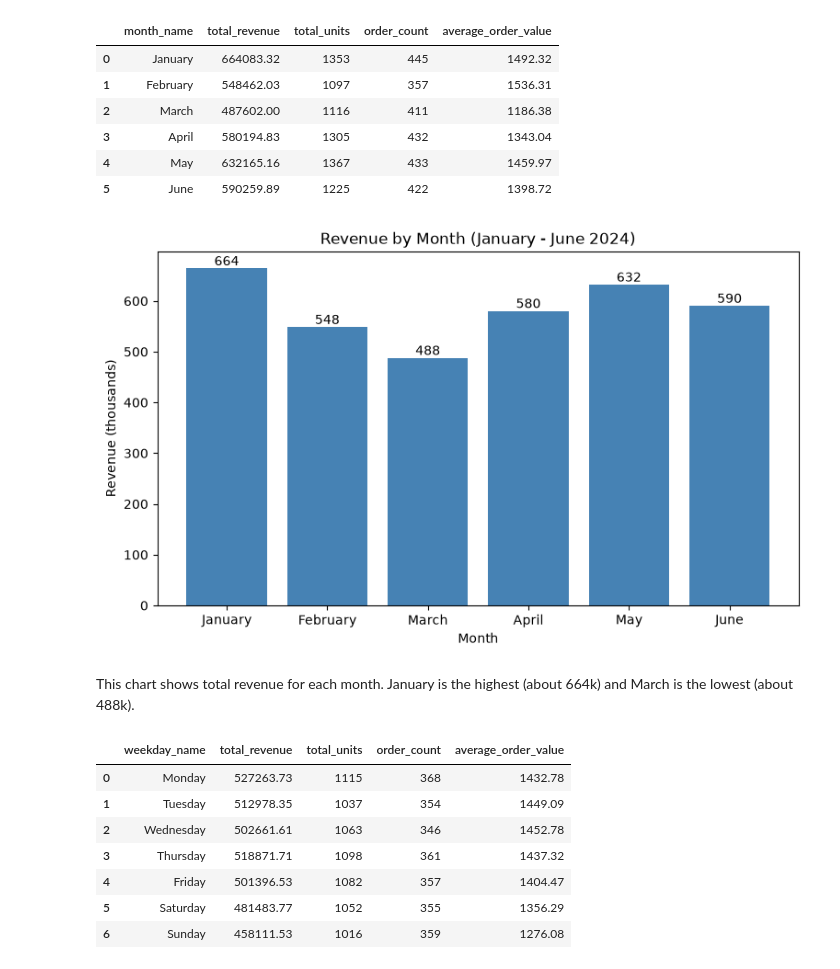
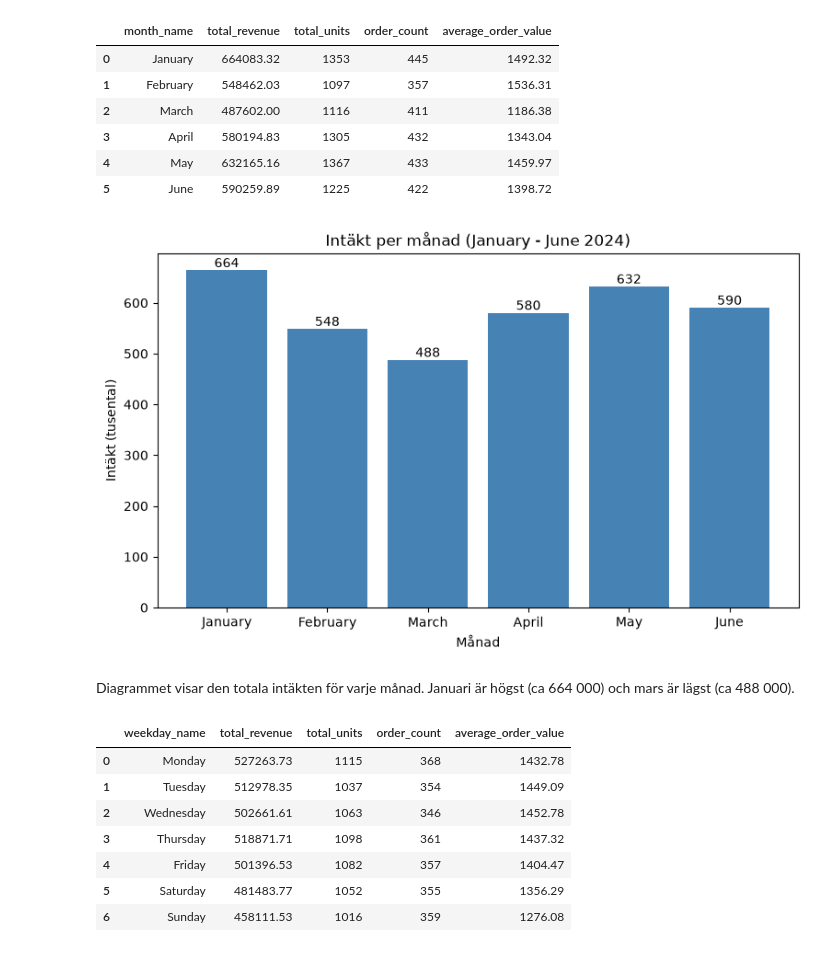
Before and after one commit to Wade-Possible/E-handel, a Jupyter notebook: notebooks/task3_wansiri.ipynb, the cells around one changed output. Cells and saved outputs as stored; diff of their text form; code cells hidden in the pictures.

Commit message:
Translate chart and markdown to Swedish

```diff
--- a/notebooks/task3_wansiri.ipynb
+++ b/notebooks/task3_wansiri.ipynb
@@ -120,20 +120,20 @@ monthly_summary.drop(columns="month_number")  # show without month number
 # %%
 # Chart 1: Bar chart - revenue for each month (which month sells most?)
 
 revenue_in_thousands = monthly_summary["total_revenue"] / 1000  # show revenue in thousands
 
 fig = plot_bar(
     monthly_summary["month_name"],  # bar names
     revenue_in_thousands,  # bar heights
-    "Revenue by Month (January - June 2024)",
-    "Month",
-    "Revenue (thousands)"
+    "Intäkt per månad (January - June 2024)",
+    "Månad",
+    "Intäkt (tusental)"
 )
 plt.show()
 # %% [output]
-[figure, old version]
+[figure, new version]
 # %% [markdown]
-This chart shows total revenue for each month. January is the highest (about 664k) and March is the lowest (about 488k).
+Diagrammet visar den totala intäkten för varje månad. Januari är högst (ca 664 000) och mars är lägst (ca 488 000).
 # %%
 # Sales by weekday
 
```
Also changed, not shown: parts of 9 cells of this notebook.
